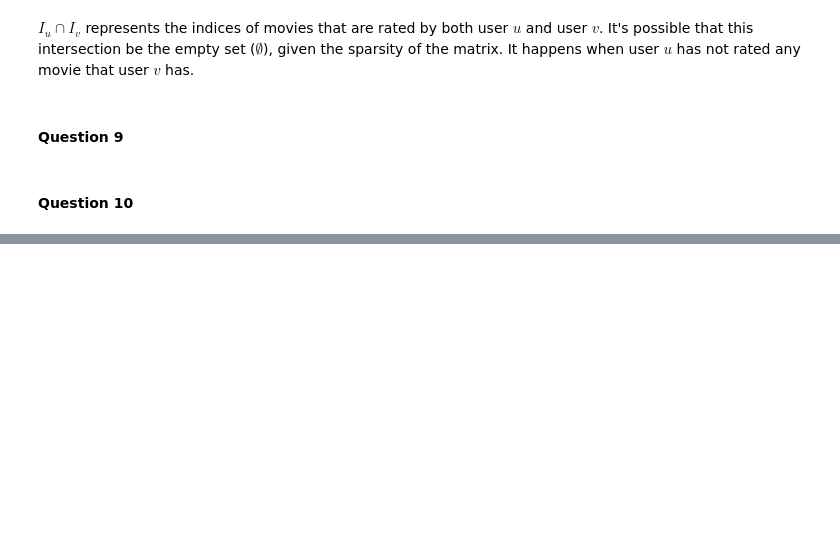
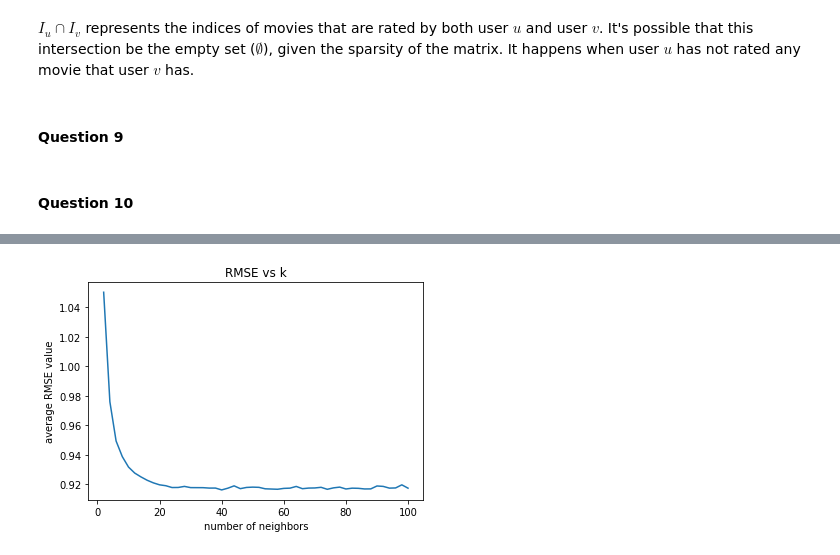
Before and after one commit to popo0293/EE219Project3, a Jupyter notebook: Project3.ipynb, the cells around one changed output, grey strips where cells are left out. Saved outputs shown, nothing was run; the diff lists cells and outputs as text; code cells hidden in the pictures; blank space fills up the shorter version.

```diff
--- a/Project3.ipynb
+++ b/Project3.ipynb
@@ -137,0 +134,17 @@ k_lst = [2, 3, 5, 8, 12, 20, 30, 50, 70, 100]
+# %%
+import surprise
+from surprise import Dataset
+from surprise import Reader
+from surprise.model_selection import cross_validate
+reader=Reader()
+data = Dataset.load_from_df(r_data[['userId', 'movieId', 'rating']], reader)
+# %%
+sim_options = {'name': 'pearson'}
+rmselist=[]
+maelist=[]
+# %%
+for i in range(2,101,2):
+    algo = surprise.prediction_algorithms.knns.KNNWithMeans(k=i, sim_options=sim_options)
+    dict=cross_validate(algo, data, measures=['RMSE', 'MAE'], cv=10)
+    rmselist.append(np.mean(dict['test_rmse']))
+    maelist.append(np.mean(dict['test_mae']))
@@ -137,0 +169,10 @@ k_lst = [2, 3, 5, 8, 12, 20, 30, 50, 70, 100]
+# %%
+xaxis=range(2,101,2)
+# %%
+plt.plot(xaxis,rmselist)
+plt.xlabel('number of neighbors')
+plt.ylabel('average RMSE value')
+plt.title('RMSE vs k')
+plt.show()
+# %% [output]
+[figure, added]
```
Also changed, not shown: parts of 7 cells of this notebook.
